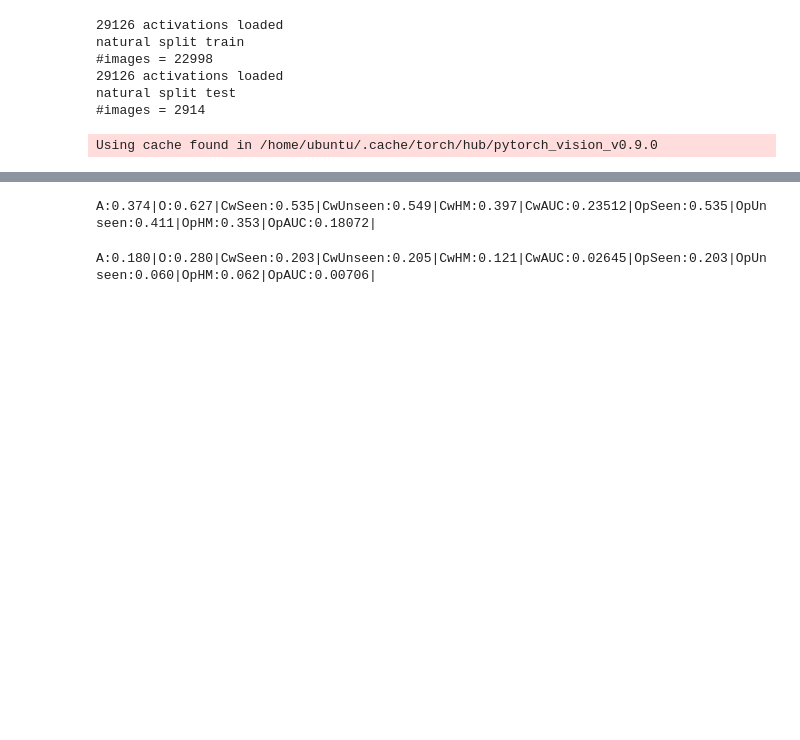
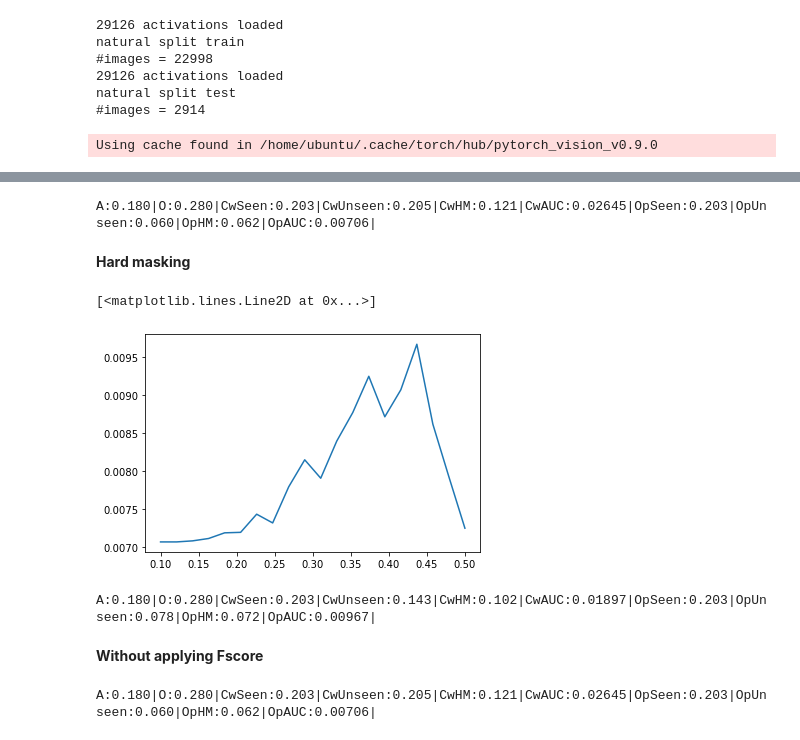
Before and after one commit to WeissZucker/CZSL, a Jupyter notebook: mitstates_tune.ipynb, the cells around one changed output, grey strips where cells are left out. Drawn from its saved outputs; the diff is of its cells as text; code cells hidden in the pictures; blank space fills up the shorter version.

Commit message:
add feasibility score mask

```diff
--- a/mitstates_tune.ipynb
+++ b/mitstates_tune.ipynb
@@ -58,7 +58,7 @@ criterion = nn.CrossEntropyLoss()
 curr_epoch = 0
 
 model_dir = './models/'
-load_model_name = None #'model_14.pt'
+load_model_name = 'model_14.pt'
 model_path = None if not load_model_name else os.path.join(model_dir, load_model_name)
 
 if model_path:
@@ -106,4 +85,6 @@ obj_acc, attr_acc, report_cw, report_ow  = evaluator.eval_model(compoResnet)
 print('A:{:.3f}|O:{:.3f}|CwSeen:{:.3f}|CwUnseen:{:.3f}|CwHM:{:.3f}|CwAUC:{:.5f}|OpSeen:{:.3f}|OpUnseen:{:.3f}|OpHM:{:.3f}|OpAUC:{:.5f}|'.format(
   attr_acc, obj_acc, *report_cw, *report_ow))
 # %% [output]
-A:0.374|O:0.627|CwSeen:0.535|CwUnseen:0.549|CwHM:0.397|CwAUC:0.23512|OpSeen:0.535|OpUnseen:0.411|OpHM:0.353|OpAUC:0.18072|
+A:0.180|O:0.280|CwSeen:0.203|CwUnseen:0.205|CwHM:0.121|CwAUC:0.02645|OpSeen:0.203|OpUnseen:0.060|OpHM:0.062|OpAUC:0.00706|
+# %% [markdown]
+**Hard masking**
@@ -109,0 +145,12 @@ A:0.374|O:0.627|CwSeen:0.535|CwUnseen:0.549|CwHM:0.397|CwAUC:0.23512|OpSeen:0.53
+# %%
+results = []
+for t in tqdm.tqdm(np.linspace(0.1, 0.5, 20), total=20):
+  self.fscore_mask = fscore < t
+  results.append(eval_model(self, compoResnet))
+# %%
+auc = [result[-1][-1] for result in results]
+# %%
+plt.plot(np.linspace(0.1, 0.5, 20), auc)
+# %% [output]
+[<matplotlib.lines.Line2D at 0x...>]
+[figure, added]
@@ -110,3 +161,12 @@ A:0.374|O:0.627|CwSeen:0.535|CwUnseen:0.549|CwHM:0.397|CwAUC:0.23512|OpSeen:0.53
+# %%
+#obj_acc, attr_acc, report_cw, report_ow  = evaluator.eval_model(compoResnet)
+
+print('A:{:.3f}|O:{:.3f}|CwSeen:{:.3f}|CwUnseen:{:.3f}|CwHM:{:.3f}|CwAUC:{:.5f}|OpSeen:{:.3f}|OpUnseen:{:.3f}|OpHM:{:.3f}|OpAUC:{:.5f}|'.format(
+  attr_acc, obj_acc, *report_cw, *report_ow))
+# %% [output]
+A:0.180|O:0.280|CwSeen:0.203|CwUnseen:0.143|CwHM:0.102|CwAUC:0.01897|OpSeen:0.203|OpUnseen:0.078|OpHM:0.072|OpAUC:0.00967|
+# %% [markdown]
+**Without applying Fscore**
 # %%
 obj_acc, attr_acc, report_cw, report_ow  = evaluator.eval_model(compoResnet)
 
```
Also changed, not shown: parts of 5 cells of this notebook, 1 other file.
